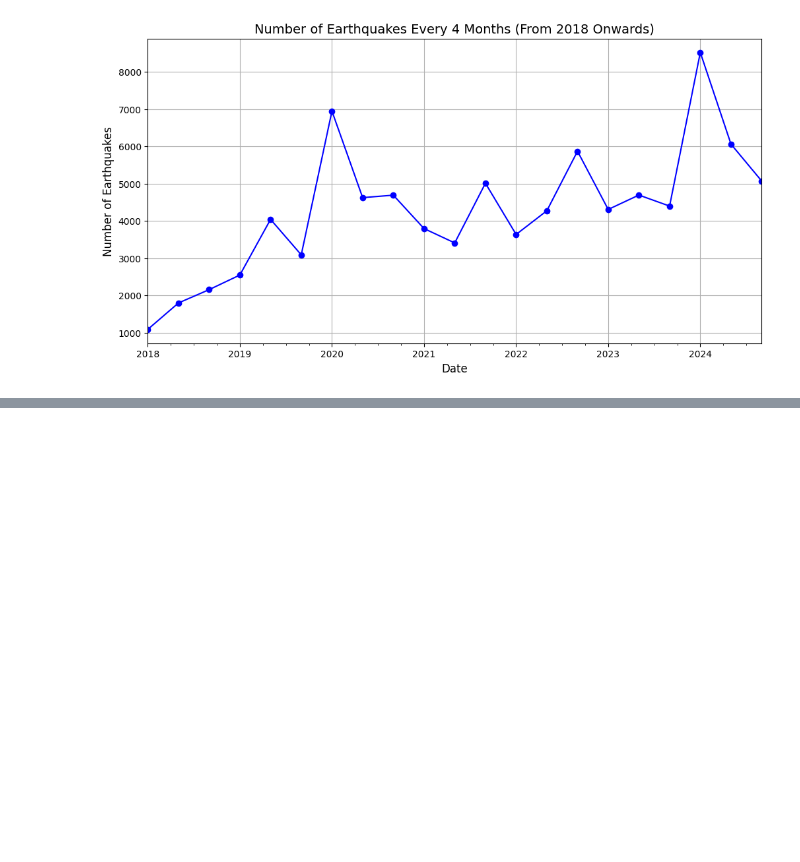
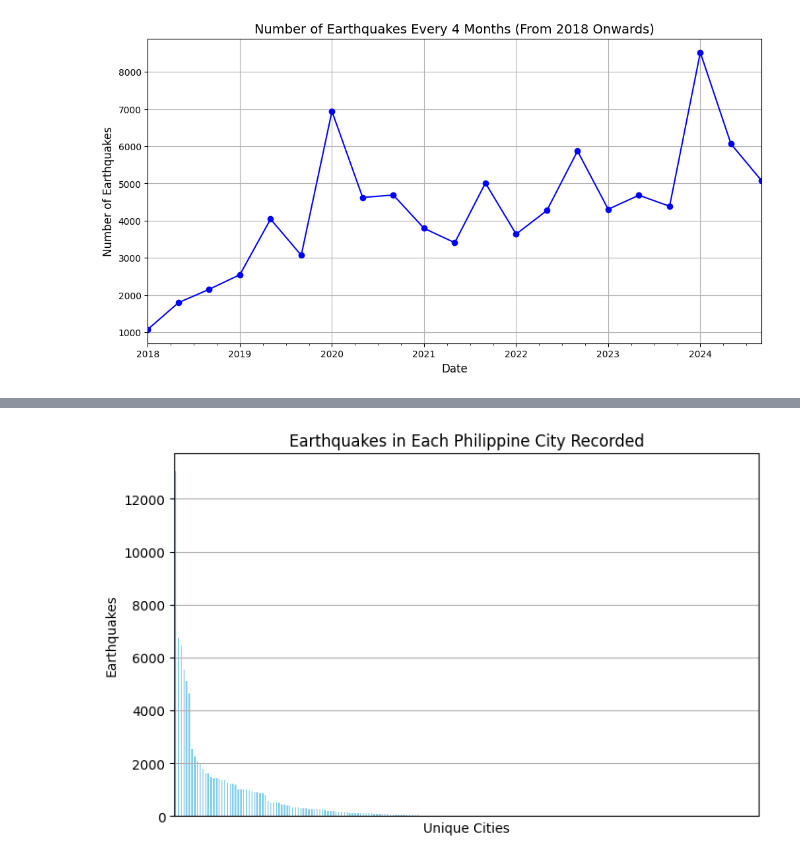
Before and after one commit to rei-naissance/Data-Exploration, a Jupyter notebook: EarthquakesDataSet_DataAnalysis.ipynb, the cells around one changed output, grey strips where cells are left out. Drawn from its saved outputs; the diff is of its cells as text; code cells hidden in the pictures; blank space fills up the shorter version.

```diff
--- a/EarthquakesDataSet_DataAnalysis.ipynb
+++ b/EarthquakesDataSet_DataAnalysis.ipynb
@@ -148 +178,6 @@ Date_Time_PH
 Freq: 4ME, dtype: int64
+# %%
+# TOTAL COUNTS FOR EACH PROVINCE
+
+location_sums = clean['Location'].value_counts()
+print(location_sums)
@@ -148,0 +249,13 @@ Freq: 4ME, dtype: int64
+# %%
+# PLOTTED GRAPH FOR TOTAL COUNTS PER PHILIPPINE CITY
+
+plt.figure(figsize=(8, 5))
+location_sums.plot(kind='bar', color='skyblue')
+plt.title('Earthquakes in Each Philippine City Recorded')
+plt.xlabel('Unique Cities')
+plt.ylabel('Earthquakes')
+plt.xticks([])
+plt.grid(axis='y')
+plt.show()
+# %% [output]
+[figure, added]
```
Also changed, not shown: parts of 17 cells of this notebook.
